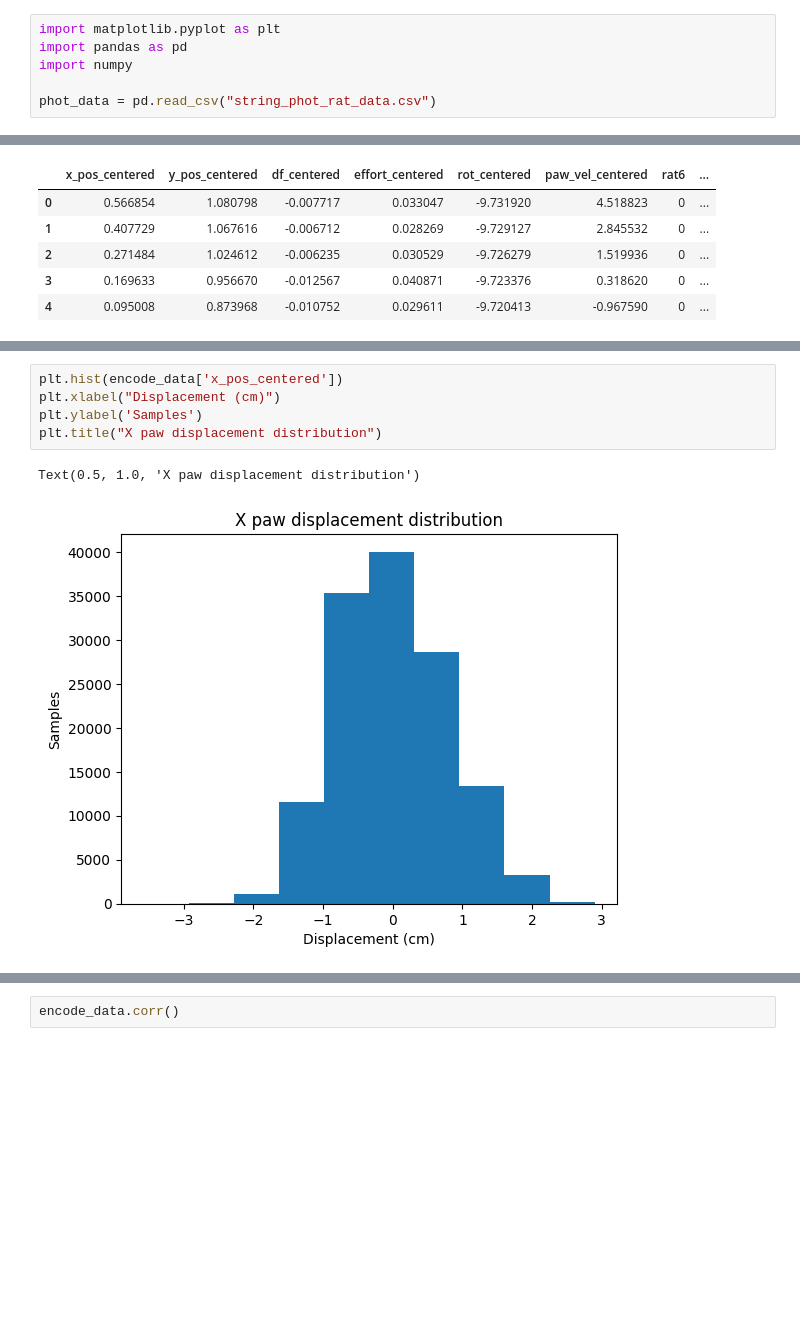
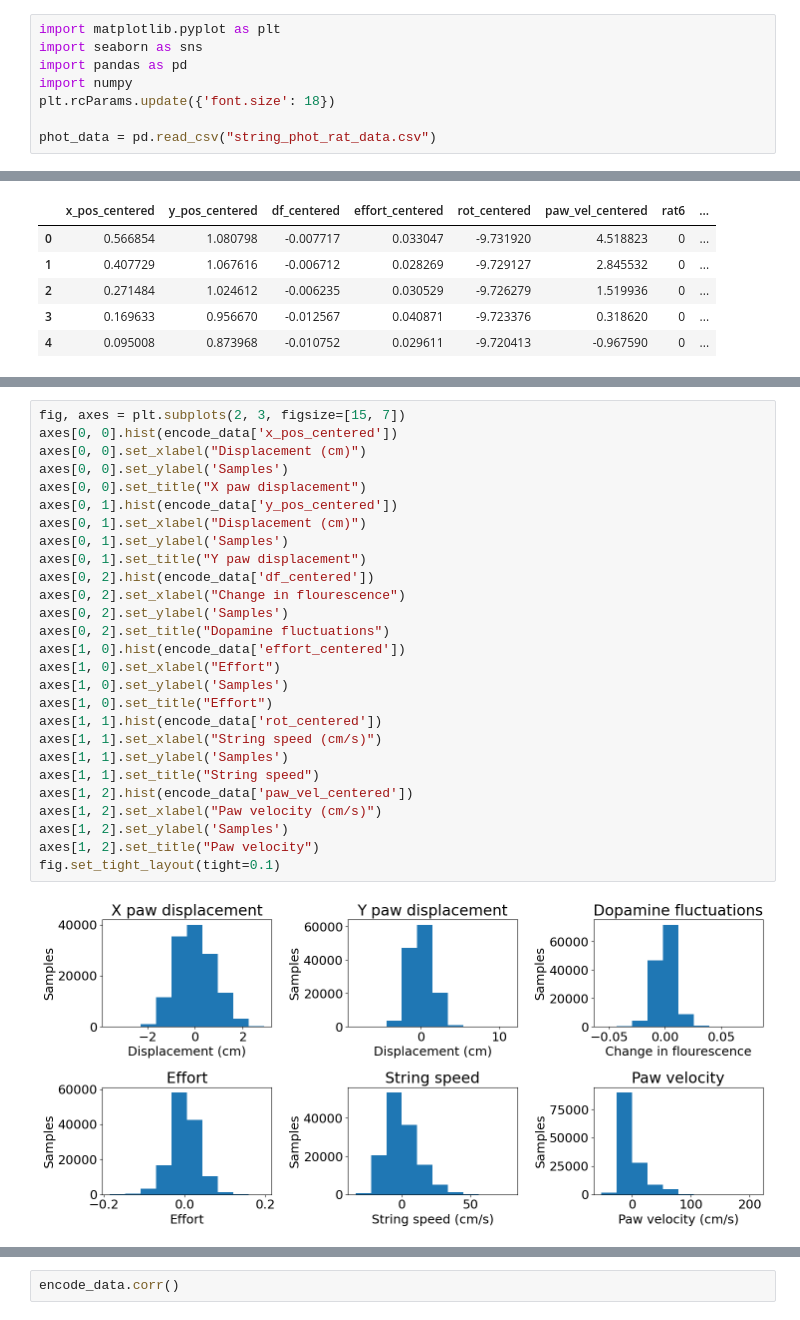
Before and after one commit to Audrey-White324/ista-421-final-project, a Jupyter notebook: white_data_exploration.ipynb, the cells around one changed output, grey strips where cells are left out. Saved outputs shown, nothing was run; the diff lists cells and outputs as text; blank space fills up the shorter version.

Commit message:
Updates to graphs

```diff
--- a/white_data_exploration.ipynb
+++ b/white_data_exploration.ipynb
@@ -2,8 +2,10 @@
 Exploratory Data Analysis
 # %%
 import matplotlib.pyplot as plt
+import seaborn as sns
 import pandas as pd
 import numpy
+plt.rcParams.update({'font.size': 18})
 
 phot_data = pd.read_csv("string_phot_rat_data.csv")
 # %%
@@ -61,10 +63,31 @@ data.describe()
 | 75% | 25.000000 | 0.532695 | 0.984513 | 0.004918 | 0.021116 | 6.578422 | 2.438279 |
 | max | 25.000000 | 2.898021 | 11.371711 | 0.080527 | 0.196711 | 78.544287 | 209.860118 |
 # %%
-plt.hist(encode_data['x_pos_centered'])
-plt.xlabel("Displacement (cm)")
-plt.ylabel('Samples')
-plt.title("X paw displacement distribution")
+fig, axes = plt.subplots(2, 3, figsize=[15, 7])
+axes[0, 0].hist(encode_data['x_pos_centered'])
+axes[0, 0].set_xlabel("Displacement (cm)")
+axes[0, 0].set_ylabel('Samples')
+axes[0, 0].set_title("X paw displacement")
+axes[0, 1].hist(encode_data['y_pos_centered'])
+axes[0, 1].set_xlabel("Displacement (cm)")
+axes[0, 1].set_ylabel('Samples')
+axes[0, 1].set_title("Y paw displacement")
+axes[0, 2].hist(encode_data['df_centered'])
+axes[0, 2].set_xlabel("Change in flourescence")
+axes[0, 2].set_ylabel('Samples')
+axes[0, 2].set_title("Dopamine fluctuations")
+axes[1, 0].hist(encode_data['effort_centered'])
+axes[1, 0].set_xlabel("Effort")
+axes[1, 0].set_ylabel('Samples')
+axes[1, 0].set_title("Effort")
+axes[1, 1].hist(encode_data['rot_centered'])
+axes[1, 1].set_xlabel("String speed (cm/s)")
+axes[1, 1].set_ylabel('Samples')
+axes[1, 1].set_title("String speed")
+axes[1, 2].hist(encode_data['paw_vel_centered'])
+axes[1, 2].set_xlabel("Paw velocity (cm/s)")
+axes[1, 2].set_ylabel('Samples')
+axes[1, 2].set_title("Paw velocity")
+fig.set_tight_layout(tight=0.1)
 # %% [output]
-Text(0.5, 1.0, 'X paw displacement distribution')
-[figure, old version]
+[figure, new version]
```
Also changed, not shown: parts of 10 cells of this notebook.
